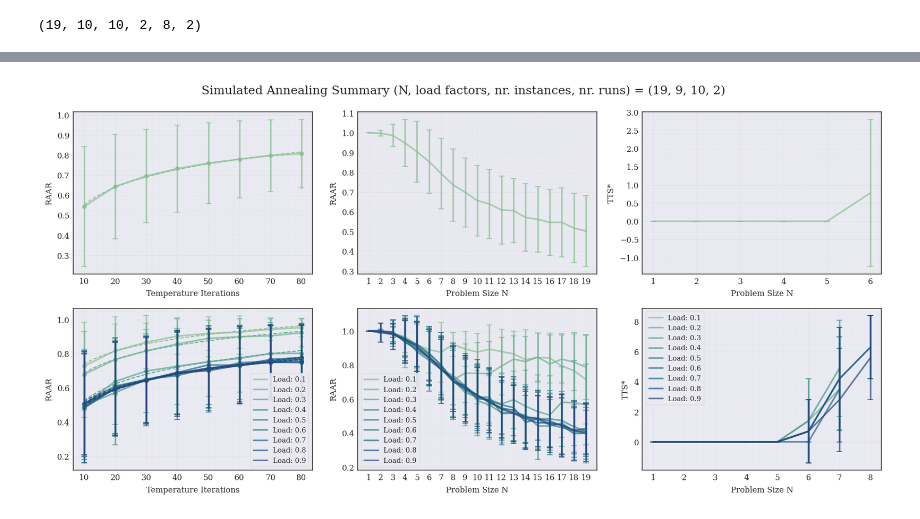
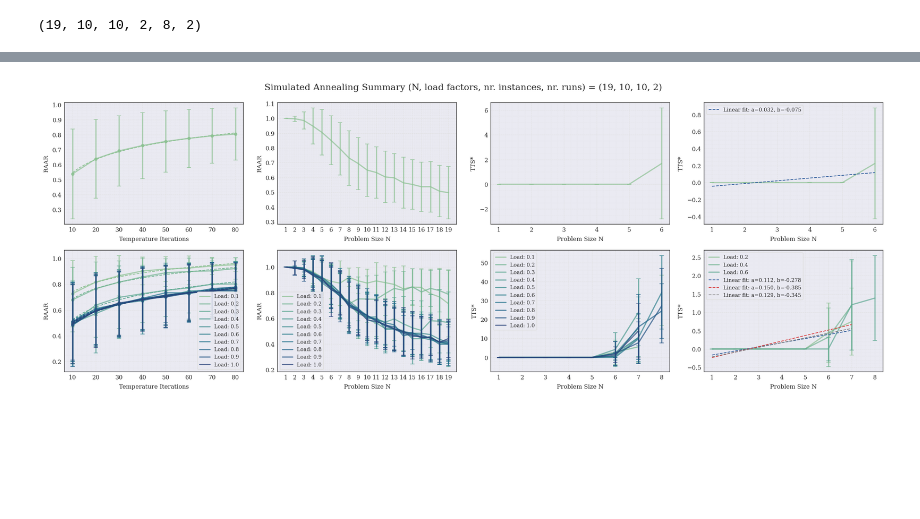
Before and after one commit to DerEinverleiber/UCP-PaperV2, a Jupyter notebook: cl_optimizer_plots.ipynb, the cells around one changed output, grey strips where cells are left out. Saved outputs shown, nothing was run; the diff lists cells and outputs as text; code cells hidden in the pictures; blank space fills up the shorter version.

Commit message:
experimental regression fits for tts* logplot

```diff
--- a/cl_optimizer_plots.ipynb
+++ b/cl_optimizer_plots.ipynb
@@ -10,7 +8,7 @@ The autoreload extension is already loaded. To reload it, use:
 # %%
 # Parameters
-results_path = 'data/simulated_annealing/summary_2026-04-20_21-11-51.npy'
-brute_force_data_directory = './data/brute_force/first_run' # use same as in cl_optimizer_experiments
+results_path = 'data/simulated_annealing/summary_2026-04-20_01-38-38.npy'
+brute_force_data_directory = './data/brute_force/test/test' # use same as in cl_optimizer_experiments
 # %%
 import numpy as np
 
@@ -40,8 +38,6 @@ df = df.groupby(['dim', 'load factor'])['path'].agg(list).reset_index()
 problem_sizes = df['dim'].unique()
 load_factors = df['load factor'].unique()
 brute_force_data_paths = np.array(df['path'].to_list(), dtype=object).reshape(len(problem_sizes), len(load_factors), -1)
-
-problem_sizes = problem_sizes
 # %%
 import pandas as pd
 import numpy as np
@@ -86,23 +104,23 @@ from plotting import plot_per_load_factor, plot_with_errorbar
 from datetime import datetime
 import styling
 import seaborn as sns
+from scipy.optimize import curve_fit
 
 styling.set_my_style(use_latex=False)
 
 palette = sns.color_palette("crest", len(load_factors))
 
 
-fig, ax = styling.subplots(2, 3, figsize=(12, 6))
-ax = ax.flatten()
+fig, ax = styling.subplots(2, 4, figsize=(16, 6))
 
 fig.suptitle(f'Simulated Annealing Summary (N, load factors, nr. instances, nr. runs) = {loss_tensor.shape[0], loss_tensor.shape[1], loss_tensor.shape[2], loss_tensor.shape[3]}')
 
-plot_with_errorbar(ax=ax[0], xs=temp_iterations, means=mean_raars, stds=std_raars, labels=('RAAR', 'Temperature Iterations'), color=palette[0], regplot=True)
-plot_with_errorbar(ax=ax[1], xs=problem_sizes, means=mean_raars_per_problem_size, stds=std_raars_per_problem_size, labels=('RAAR', 'Problem Size N'), color=palette[0], set_xticks=True,)
-plot_with_errorbar(ax=ax[2], xs=problem_sizes, means=avg_min_tts, stds=std_min_tts, labels=('TTS*', 'Problem Size N'), color=palette[0], set_xticks=True,)
+plot_with_errorbar(ax=ax[0, 0], xs=temp_iterations, means=mean_raars, stds=std_raars, labels=('RAAR', 'Temperature Iterations'), color=palette[0], regplot=True)
+plot_with_errorbar(ax=ax[0, 1], xs=problem_sizes, means=mean_raars_per_problem_size, stds=std_raars_per_problem_size, labels=('RAAR', 'Problem Size N'), color=palette[0], set_xticks=True)
+plot_with_errorbar(ax=ax[0, 2], xs=problem_sizes, means=avg_min_tts, stds=std_min_tts, labels=('TTS*', 'Problem Size N'), color=palette[0], set_xticks=True)
 
 plot_per_load_factor(
-    ax=ax[3],
+    ax=ax[1, 0],
     xs=temp_iterations,
     means=mean_raars_per_load_factor,
     stds=std_raars_per_load_factor,
@@ -112,7 +130,7 @@ plot_per_load_factor(
     regplot=True
 )
 plot_per_load_factor(
-    ax=ax[4],
+    ax=ax[1, 1],
     xs=problem_sizes,
     means=mean_raars_per_problem_size_and_load_factor.T,
     stds=std_raars_per_problem_size_and_load_factor.T,
@@ -122,7 +140,7 @@ plot_per_load_factor(
     set_xticks=True,
 )
 plot_per_load_factor(
-    ax=ax[5],
+    ax=ax[1, 2],
     xs=problem_sizes,
     means=avg_min_tts_per_load_factor.T,
     stds=std_min_tts_per_load_factor.T,
@@ -131,6 +149,81 @@ plot_per_load_factor(
     palette=palette,
     set_xticks=True,
 )
+mean_log_min_tts_selected_load_factors = avg_min_tts_per_load_factor.T[1::3, :].copy().clip(min=1)
+std_log_min_tts_selected_load_factors = std_min_tts_per_load_factor.T[1::3, :].copy().clip(min=1)
+mean_log_min_tts_selected_load_factors = np.log10(mean_log_min_tts_selected_load_factors)
+std_log_min_tts_selected_load_factors = np.log10(std_log_min_tts_selected_load_factors)
+plot_per_load_factor(
+    ax=ax[1, 3],
+    xs=problem_sizes,
+    means=mean_log_min_tts_selected_load_factors,
+    stds=std_log_min_tts_selected_load_factors,
+    load_factors=load_factors[1::2],
+    labels=("TTS*", 'Problem Size N'),
+    palette=palette,
+)
+
+
+def linear_model(x, a, b):
+    return a * x + b
+
+def log_model(x, a, b, c, d, n):
+    arg = b * x + c
+    arg = np.clip(arg, 1e-10, None)  # prevent log of zero or negative
+    return a * (np.log(arg) / np.log(n)) + d
+
+mask = np.isfinite(mean_log_min_tts_selected_load_factors).all(axis=0)
+means = mean_log_min_tts_selected_load_factors[:, mask]
+xdata = problem_sizes[mask]
+
+for ydata in means:
+    popt_linear, pcov_linear = curve_fit(f=linear_model, xdata=xdata, ydata=ydata, nan_policy='omit')
+    popt_log, pcov_log = curve_fit(f=log_model, xdata=xdata, ydata=ydata, bounds=(
+        [-np.inf, 1e-6, -np.inf, -np.inf, 1.01],
+        [ np.inf,  np.inf,  np.inf,  np.inf, np.inf]
+    ),
+    nan_policy='omit',
+    maxfev=10000, p0=[1, 1, 1, 1, 10])
+
+    perr_linear = np.mean(np.sqrt(np.diag(pcov_linear)))
+    perr_log = np.mean(np.sqrt(np.diag(pcov_log)))
+
+    print(perr_linear, perr_log)
+
+    if perr_linear < perr_log:
+        ax[1, 3].plot(xdata, linear_model(xdata, *popt_linear), label='Linear fit: a=%5.3f, b=%5.3f' % tuple(popt_linear), linestyle='dashed')
+    else:
+        ax[1, 3].plot(xdata, log_model(xdata, *popt_log), label='Log fit: a=%5.3f, b=%5.3f, c=%5.3f, d=%5.3f, n=%5.3f' % tuple(popt_log), linestyle='dashed')
+
+ax[1, 3].legend()
+
+
+mask = np.isfinite(avg_min_tts)
+mean = np.log10(avg_min_tts.clip(min=1))[mask]
+std = np.log10(std_min_tts.T.clip(min=1))[mask]
+xs = problem_sizes[mask]
+plot_with_errorbar(ax=ax[0, 3], xs=xs, means=mean, stds=std, labels=('TTS*', 'Problem Size N'), color=palette[0])
+
+popt_linear, pcov_linear = curve_fit(f=linear_model, xdata=xs, ydata=mean, nan_policy='omit')
+popt_log, pcov_log = curve_fit(f=log_model, xdata=xs, ydata=mean, bounds=(
+    [-np.inf, 1e-6, -np.inf, -np.inf, 1.01],
+    [ np.inf,  np.inf,  np.inf,  np.inf, np.inf]
+),
+nan_policy='omit',
+maxfev=10000, p0=[1, 1, 1, 1, 10])
+
+perr_linear = np.mean(np.sqrt(np.diag(pcov_linear)))
+perr_log = np.mean(np.sqrt(np.diag(pcov_log)))
+
+print(perr_linear, perr_log)
+
+if perr_linear < perr_log:
+    ax[0, 3].plot(xs, linear_model(xs, *popt_linear), label='Linear fit: a=%5.3f, b=%5.3f' % tuple(popt_linear), linestyle='dashed')
+else:
+    ax[0, 3].plot(xs, log_model(xs, *popt_log), label='Log fit: a=%5.3f, b=%5.3f, c=%5.3f, d=%5.3f, n=%5.3f' % tuple(popt_log), linestyle='dashed')
+
+ax[0, 3].legend()
+
 plt.tight_layout()
 plt.savefig(f'./plots/simulated_annealing_performance_summary_{datetime.now().strftime("%Y%m%d-%H%M%S")}.png')
 # %% [output]
@@ -137 +234 @@ plt.savefig(f'./plots/simulated_annealing_performance_summary_{datetime.now().st
-[figure, old version]
+[figure, new version]
```
Also changed, not shown: parts of 4 cells of this notebook.
